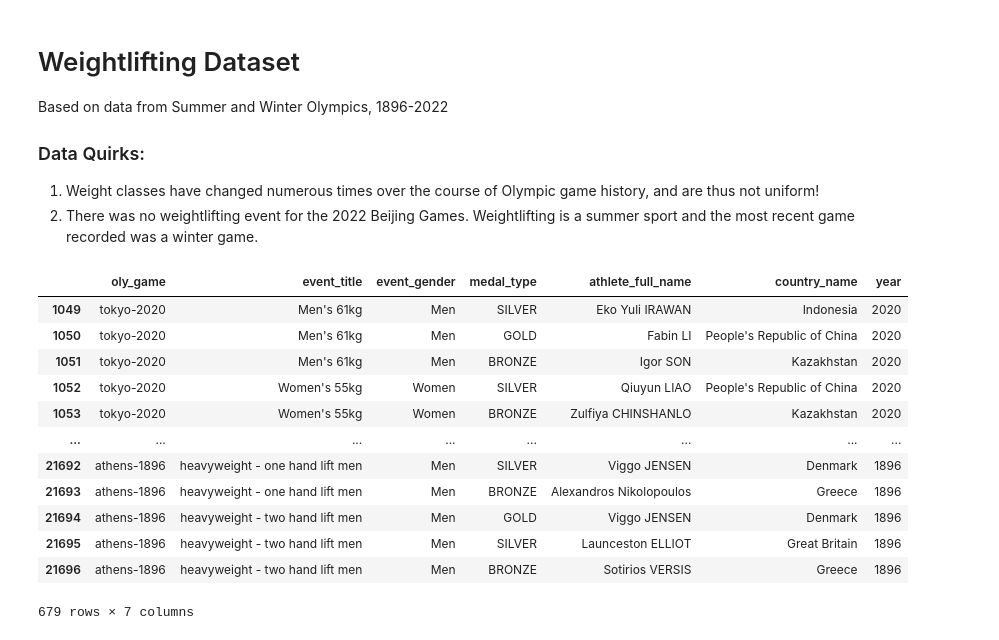
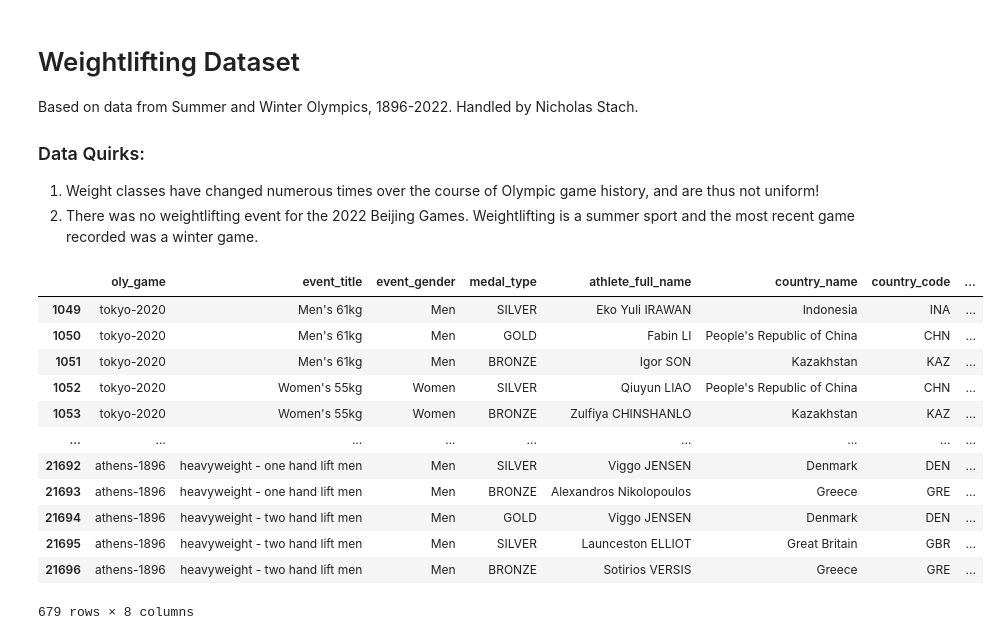
Before and after one commit to nichS21/DS-256-Group-Project, a Jupyter notebook: Weightlifting Medals.ipynb, the cells around one changed output. Saved outputs shown, nothing was run; the diff lists cells and outputs as text; code cells hidden in the pictures.

```diff
--- a/Weightlifting Medals.ipynb
+++ b/Weightlifting Medals.ipynb
@@ -1,6 +1,7 @@
 # %% [markdown]
 <h1> Weightlifting Dataset </h1>
-Based on data from Summer and Winter Olympics, 1896-2022
+Based on data from Summer and Winter Olympics, 1896-2022.
+Handled by Nicholas Stach.
 
 ### Data Quirks:
 1) Weight classes have changed numerous times over the course of Olympic game history, and are thus not uniform!
@@ -8,40 +9,40 @@ Based on data from Summer and Winter Olympics, 1896-2022
 # %%
 # Import modules
 import numpy as np
 import pandas as pd
 import matplotlib.pyplot as plt
 
 
 # Import data & clean
 # From: https://www.kaggle.com/datasets/piterfm/olympic-games-medals-19862018/
 filePath = './Raw Data/Summer-Winter Olympics/'
 fileName = 'olympic_medals.csv'
 colHeads = ["discipline_title", "oly_game", "event_title", "event_gender", "medal_type", "participant_type",
-            "particpant_title", "athlete_url", "athlete_full_name", "country_name", "country_code", "country_3_letter_code"]        # column names
+            "particpant_title", "athlete_url", "athlete_full_name", "country_name", "country_code_2_letter", "country_code"]        # column names
 allSports = pd.read_csv(filePath+fileName, skiprows=1, names=colHeads)                                                              # read in all data (every sport)
 
 # Focus exclusively on weightlifting
 weightDF = allSports[allSports['discipline_title'] == 'Weightlifting']                                                              # all weightlifting medalists, by game, 1896-2022
 
 # Trim data of labels that are redundant for our purposes
 weightDF = weightDF.drop(columns=["discipline_title", "participant_type", "particpant_title", "athlete_url",
-                                  "country_code", "country_3_letter_code"], axis=1)
+                                  "country_code_2_letter"], axis=1)
 
 # Add explicit year column (to help in data analysis later)
 years = pd.Series(weightDF["oly_game"].str[-4:], name='year', dtype='int')                                                          # get year for each row (last four characters of 'oly_game')
 weightDF = pd.concat([weightDF, years], axis=1)                                                                                     # concatenate, column-wise
 display(weightDF)
 # %% [output]
-|  | oly_game | event_title | event_gender | medal_type | athlete_full_name | country_name | year |
-| 1049 | tokyo-2020 | Men's 61kg | Men | SILVER | Eko Yuli IRAWAN | Indonesia | 2020 |
-| 1050 | tokyo-2020 | Men's 61kg | Men | GOLD | Fabin LI | People's Republic of China | 2020 |
-| 1051 | tokyo-2020 | Men's 61kg | Men | BRONZE | Igor SON | Kazakhstan | 2020 |
-| 1052 | tokyo-2020 | Women's 55kg | Women | SILVER | Qiuyun LIAO | People's Republic of China | 2020 |
-| 1053 | tokyo-2020 | Women's 55kg | Women | BRONZE | Zulfiya CHINSHANLO | Kazakhstan | 2020 |
-| ... | ... | ... | ... | ... | ... | ... | ... |
-| 21692 | athens-1896 | heavyweight - one hand lift men | Men | SILVER | Viggo JENSEN | Denmark | 1896 |
-| 21693 | athens-1896 | heavyweight - one hand lift men | Men | BRONZE | Alexandros Nikolopoulos | Greece | 1896 |
-| 21694 | athens-1896 | heavyweight - two hand lift men | Men | GOLD | Viggo JENSEN | Denmark | 1896 |
-| 21695 | athens-1896 | heavyweight - two hand lift men | Men | SILVER | Launceston ELLIOT | Great Britain | 1896 |
-| 21696 | athens-1896 | heavyweight - two hand lift men | Men | BRONZE | Sotirios VERSIS | Greece | 1896 |
+|  | oly_game | event_title | event_gender | medal_type | athlete_full_name | country_name | country_code | ... |
+| 1049 | tokyo-2020 | Men's 61kg | Men | SILVER | Eko Yuli IRAWAN | Indonesia | INA | ... |
+| 1050 | tokyo-2020 | Men's 61kg | Men | GOLD | Fabin LI | People's Republic of China | CHN | ... |
+| 1051 | tokyo-2020 | Men's 61kg | Men | BRONZE | Igor SON | Kazakhstan | KAZ | ... |
+| 1052 | tokyo-2020 | Women's 55kg | Women | SILVER | Qiuyun LIAO | People's Republic of China | CHN | ... |
+| 1053 | tokyo-2020 | Women's 55kg | Women | BRONZE | Zulfiya CHINSHANLO | Kazakhstan | KAZ | ... |
+| ... | ... | ... | ... | ... | ... | ... | ... | ... |
+| 21692 | athens-1896 | heavyweight - one hand lift men | Men | SILVER | Viggo JENSEN | Denmark | DEN | ... |
+| 21693 | athens-1896 | heavyweight - one hand lift men | Men | BRONZE | Alexandros Nikolopoulos | Greece | GRE | ... |
+| 21694 | athens-1896 | heavyweight - two hand lift men | Men | GOLD | Viggo JENSEN | Denmark | DEN | ... |
+| 21695 | athens-1896 | heavyweight - two hand lift men | Men | SILVER | Launceston ELLIOT | Great Britain | GBR | ... |
+| 21696 | athens-1896 | heavyweight - two hand lift men | Men | BRONZE | Sotirios VERSIS | Greece | GRE | ... |
-679 rows × 7 columns
+679 rows × 8 columns
```
Also changed, not shown: parts of 2 cells of this notebook.
